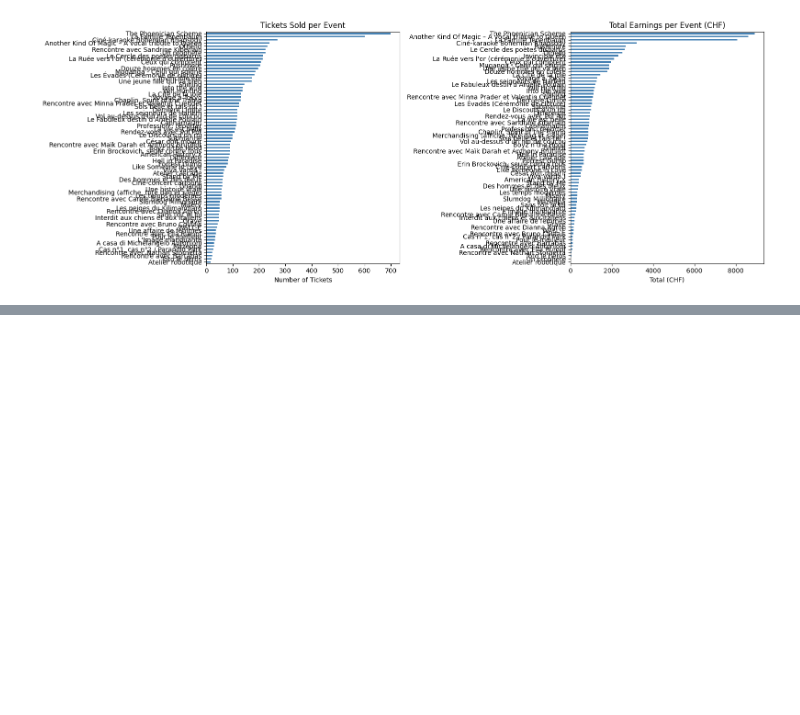
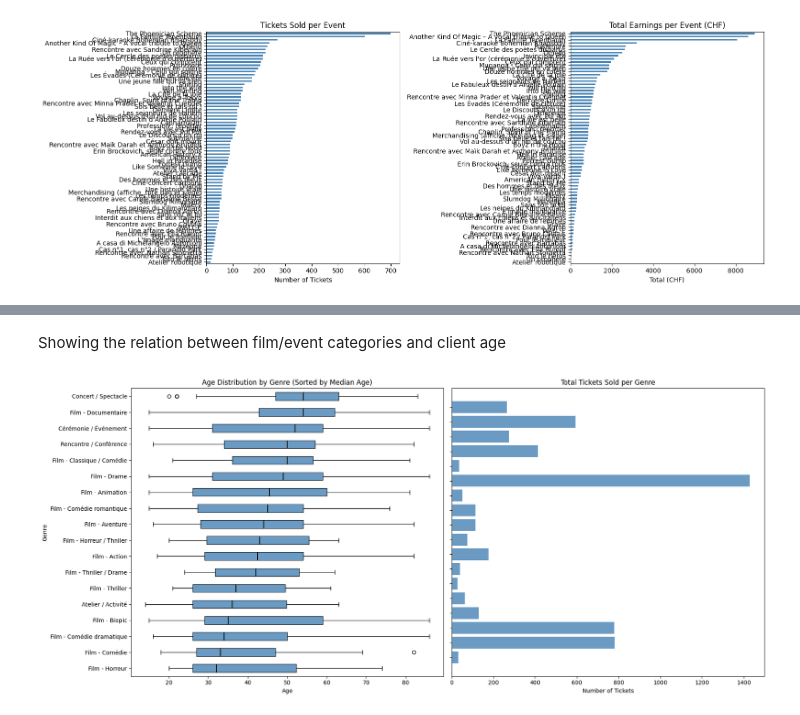
Before and after one commit to twillixa/Algorithm-in-BI, a Jupyter notebook: Main.ipynb, the cells around one changed output, grey strips where cells are left out. Drawn from its saved outputs; the diff is of its cells as text; code cells hidden in the pictures; blank space fills up the shorter version.

Commit message:
J'ai ajouté plus d'EDA age-basket amount by age a categ, age-film/event categ, age-localisation,

```diff
--- a/Main.ipynb
+++ b/Main.ipynb
@@ -304,0 +422,52 @@ plt.show()
+# %% [markdown]
+Showing the relation between film/event categories and client age
+# %%
+import matplotlib.pyplot as plt
+
+# Create a figure with 1 row and 2 columns for a wide display
+fig, axes = plt.subplots(1, 2, figsize=(18, 8))
+
+# 0. Data Preparation
+# Drop missing values for Age and Genre, and cap age to valid range
+valid_data = merged.dropna(subset=['AGE', 'genre'])
+valid_data = valid_data[(valid_data['AGE'] >= 0) & (valid_data['AGE'] <= 120)]
+
+# Calculate median age per genre to sort the charts logically
+median_ages = valid_data.groupby('genre')['AGE'].median().sort_values()
+sorted_genres = median_ages.index
+
+# 1. Horizontal Boxplot — Age distribution per genre
+# We group the age data into a list of arrays based on the sorted genres
+data_to_plot = [valid_data[valid_data['genre'] == g]['AGE'] for g in sorted_genres]
+
+# Plot the boxplot (vert=False makes it horizontal to easily read long genre names)
+bplot = axes[0].boxplot(data_to_plot, labels=sorted_genres, vert=False, patch_artist=True)
+
+# Apply styling to match your previous charts
+for box in bplot['boxes']:
+    box.set_facecolor("steelblue")
+    box.set_alpha(0.8)
+for median in bplot['medians']:
+    median.set_color("black") # Highlight the median line
+    median.set_linewidth(1.5)
+
+axes[0].set_title("Age Distribution by Genre (Sorted by Median Age)")
+axes[0].set_xlabel("Age")
+axes[0].set_ylabel("Genre")
+
+# 2. Horizontal Bar chart — Volume of tickets per genre
+# We count tickets and reindex using 'sorted_genres' to keep the exact same order as the boxplot
+genre_counts = valid_data['genre'].value_counts().reindex(sorted_genres)
+
+axes[1].barh(genre_counts.index, genre_counts.values, color="steelblue", alpha=0.8)
+axes[1].set_title("Total Tickets Sold per Genre")
+axes[1].set_xlabel("Number of Tickets")
+
+# Remove y-axis labels on the second plot to avoid clutter, since they align with the first plot
+axes[1].set_yticklabels([])
+
+# Adjust layout to prevent text overlapping
+plt.tight_layout()
+plt.show()
+# %% [output]
+[figure, added]
```
Also changed, not shown: parts of 6 cells of this notebook.
